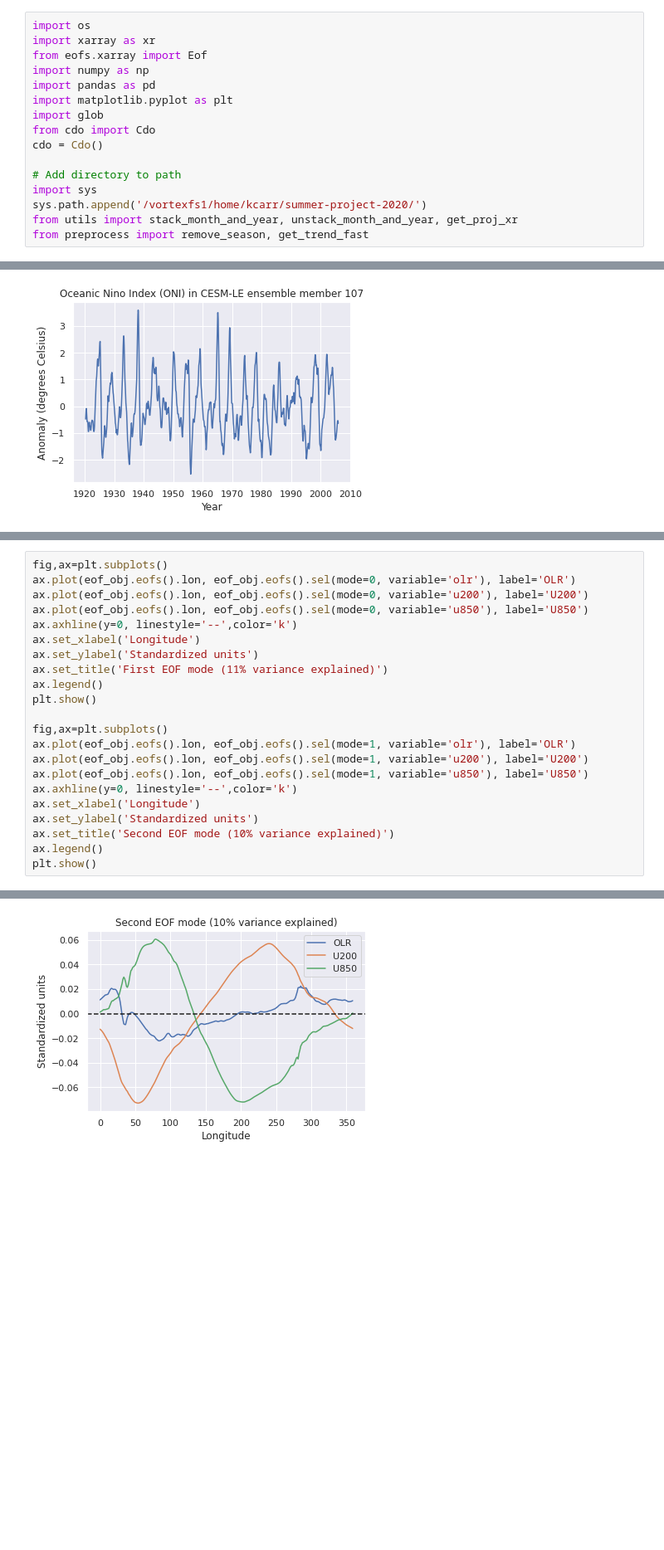
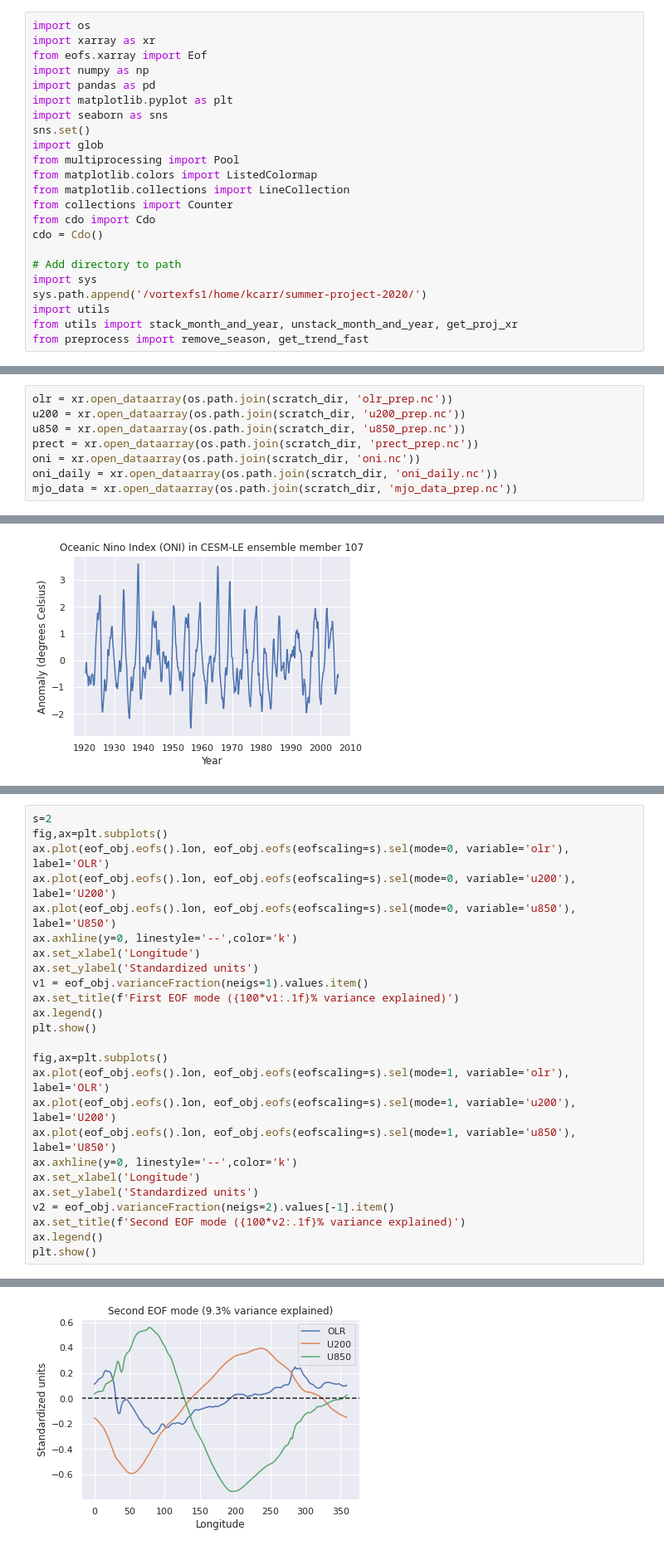
Before and after one commit to ktcarr/12.805, a Jupyter notebook: analysis.ipynb, the cells around one changed output, grey strips where cells are left out. Shown at 83% size. Saved outputs shown, nothing was run; the diff lists cells and outputs as text; blank space fills up the shorter version.

```diff
--- a/analysis.ipynb
+++ b/analysis.ipynb
@@ -5,13 +5,20 @@ from eofs.xarray import Eof
 import numpy as np
 import pandas as pd
 import matplotlib.pyplot as plt
+import seaborn as sns
+sns.set()
 import glob
+from multiprocessing import Pool
+from matplotlib.colors import ListedColormap
+from matplotlib.collections import LineCollection
+from collections import Counter
 from cdo import Cdo
 cdo = Cdo()
 
 # Add directory to path
 import sys
 sys.path.append('/vortexfs1/home/kcarr/summer-project-2020/')
+import utils
 from utils import stack_month_and_year, unstack_month_and_year, get_proj_xr
 from preprocess import remove_season, get_trend_fast
 # %% [output]
@@ -144,0 +180,8 @@ eof_obj = Eof(mjo_data) #### EOF analysis to get MJO index
+# %%
+olr = xr.open_dataarray(os.path.join(scratch_dir, 'olr_prep.nc'))
+u200 = xr.open_dataarray(os.path.join(scratch_dir, 'u200_prep.nc'))
+u850 = xr.open_dataarray(os.path.join(scratch_dir, 'u850_prep.nc'))
+prect = xr.open_dataarray(os.path.join(scratch_dir, 'prect_prep.nc'))
+oni = xr.open_dataarray(os.path.join(scratch_dir, 'oni.nc'))
+oni_daily = xr.open_dataarray(os.path.join(scratch_dir, 'oni_daily.nc'))
+mjo_data = xr.open_dataarray(os.path.join(scratch_dir, 'mjo_data_prep.nc'))
@@ -166,23 +223,26 @@ plt.show()
 # %%
+s=2
 fig,ax=plt.subplots()
-ax.plot(eof_obj.eofs().lon, eof_obj.eofs().sel(mode=0, variable='olr'), label='OLR')
-ax.plot(eof_obj.eofs().lon, eof_obj.eofs().sel(mode=0, variable='u200'), label='U200')
-ax.plot(eof_obj.eofs().lon, eof_obj.eofs().sel(mode=0, variable='u850'), label='U850')
+ax.plot(eof_obj.eofs().lon, eof_obj.eofs(eofscaling=s).sel(mode=0, variable='olr'), label='OLR')
+ax.plot(eof_obj.eofs().lon, eof_obj.eofs(eofscaling=s).sel(mode=0, variable='u200'), label='U200')
+ax.plot(eof_obj.eofs().lon, eof_obj.eofs(eofscaling=s).sel(mode=0, variable='u850'), label='U850')
 ax.axhline(y=0, linestyle='--',color='k')
 ax.set_xlabel('Longitude')
 ax.set_ylabel('Standardized units')
-ax.set_title('First EOF mode (11% variance explained)')
+v1 = eof_obj.varianceFraction(neigs=1).values.item()
+ax.set_title(f'First EOF mode ({100*v1:.1f}% variance explained)')
 ax.legend()
 plt.show()
 
 fig,ax=plt.subplots()
-ax.plot(eof_obj.eofs().lon, eof_obj.eofs().sel(mode=1, variable='olr'), label='OLR')
-ax.plot(eof_obj.eofs().lon, eof_obj.eofs().sel(mode=1, variable='u200'), label='U200')
-ax.plot(eof_obj.eofs().lon, eof_obj.eofs().sel(mode=1, variable='u850'), label='U850')
+ax.plot(eof_obj.eofs().lon, eof_obj.eofs(eofscaling=s).sel(mode=1, variable='olr'), label='OLR')
+ax.plot(eof_obj.eofs().lon, eof_obj.eofs(eofscaling=s).sel(mode=1, variable='u200'), label='U200')
+ax.plot(eof_obj.eofs().lon, eof_obj.eofs(eofscaling=s).sel(mode=1, variable='u850'), label='U850')
 ax.axhline(y=0, linestyle='--',color='k')
 ax.set_xlabel('Longitude')
 ax.set_ylabel('Standardized units')
-ax.set_title('Second EOF mode (10% variance explained)')
+v2 = eof_obj.varianceFraction(neigs=2).values[-1].item()
+ax.set_title(f'Second EOF mode ({100*v2:.1f}% variance explained)')
 ax.legend()
 plt.show()
 # %% [output]
@@ -190 +250 @@ plt.show()
-[figure, old version]
+[figure, new version]
```
Also changed, not shown: parts of 38 cells of this notebook, 1 other file.
